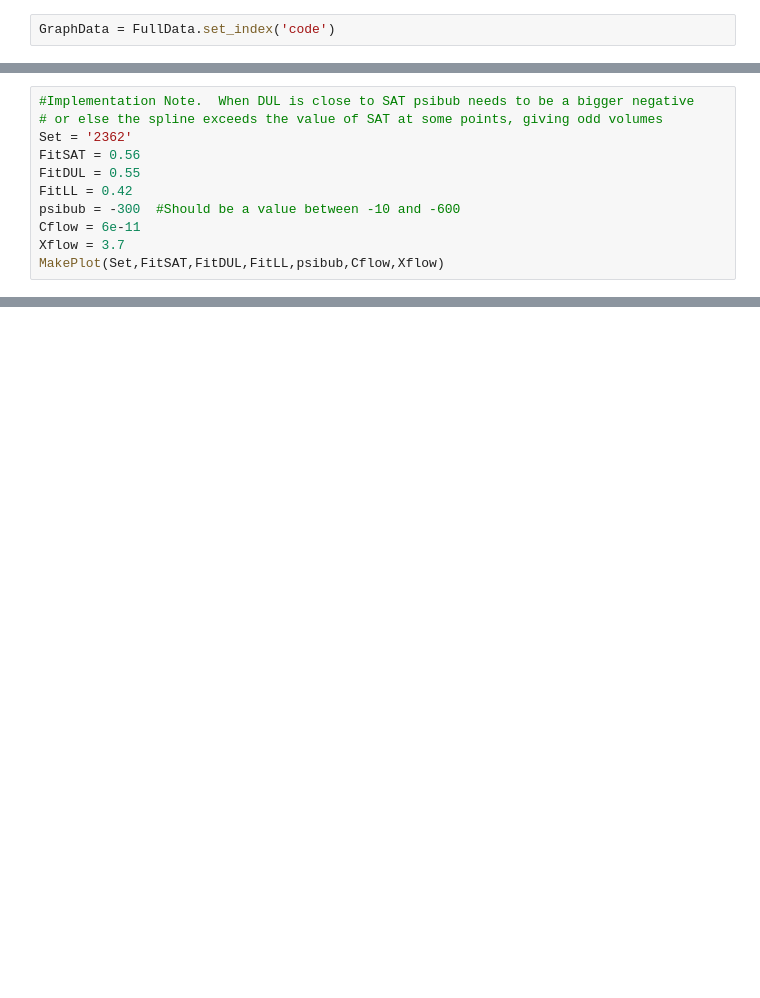
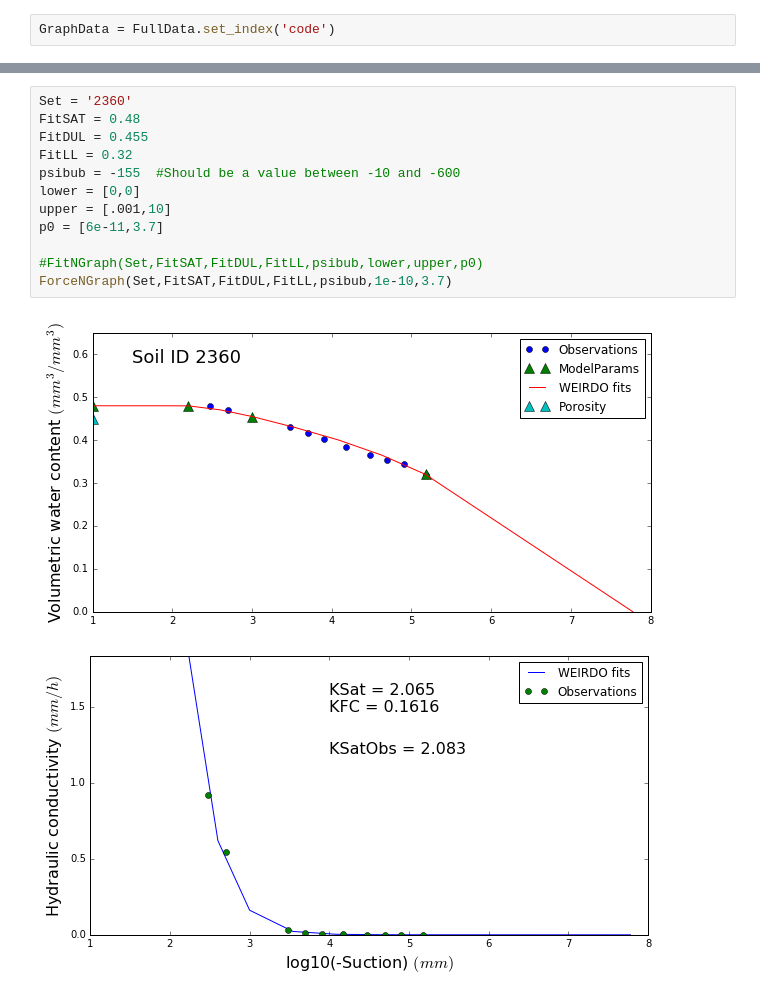
Before and after one commit to PlantandFoodResearch/MultiPoreWater, a Jupyter notebook: KParamFit.ipynb, the cells around one changed output, grey strips where cells are left out. Drawn from its saved outputs; the diff is of its cells as text; blank space fills up the shorter version.

```diff
--- a/KParamFit.ipynb
+++ b/KParamFit.ipynb
@@ -524,11 +365,0 @@ MakePlot(Set,FitSAT,FitDUL,FitLL,psibub,Cflow,Xflow)
-# %%
-#Implementation Note.  When DUL is close to SAT psibub needs to be a bigger negative
-# or else the spline exceeds the value of SAT at some points, giving odd volumes
-Set = '2362'
-FitSAT = 0.56
-FitDUL = 0.55
-FitLL = 0.42
-psibub = -300  #Should be a value between -10 and -600
-Cflow = 6e-11
-Xflow = 3.7
-MakePlot(Set,FitSAT,FitDUL,FitLL,psibub,Cflow,Xflow)
@@ -1197,0 +524,15 @@ GraphData.columns
+# %%
+Set = '2360'
+FitSAT = 0.48
+FitDUL = 0.455
+FitLL = 0.32
+psibub = -155  #Should be a value between -10 and -600
+lower = [0,0]
+upper = [.001,10]
+p0 = [6e-11,3.7]
+
+#FitNGraph(Set,FitSAT,FitDUL,FitLL,psibub,lower,upper,p0)
+ForceNGraph(Set,FitSAT,FitDUL,FitLL,psibub,1e-10,3.7)
+# %% [output]
+[figure, added]
+[figure, added]
```
Also changed, not shown: parts of 104 cells of this notebook, 5 other files.
